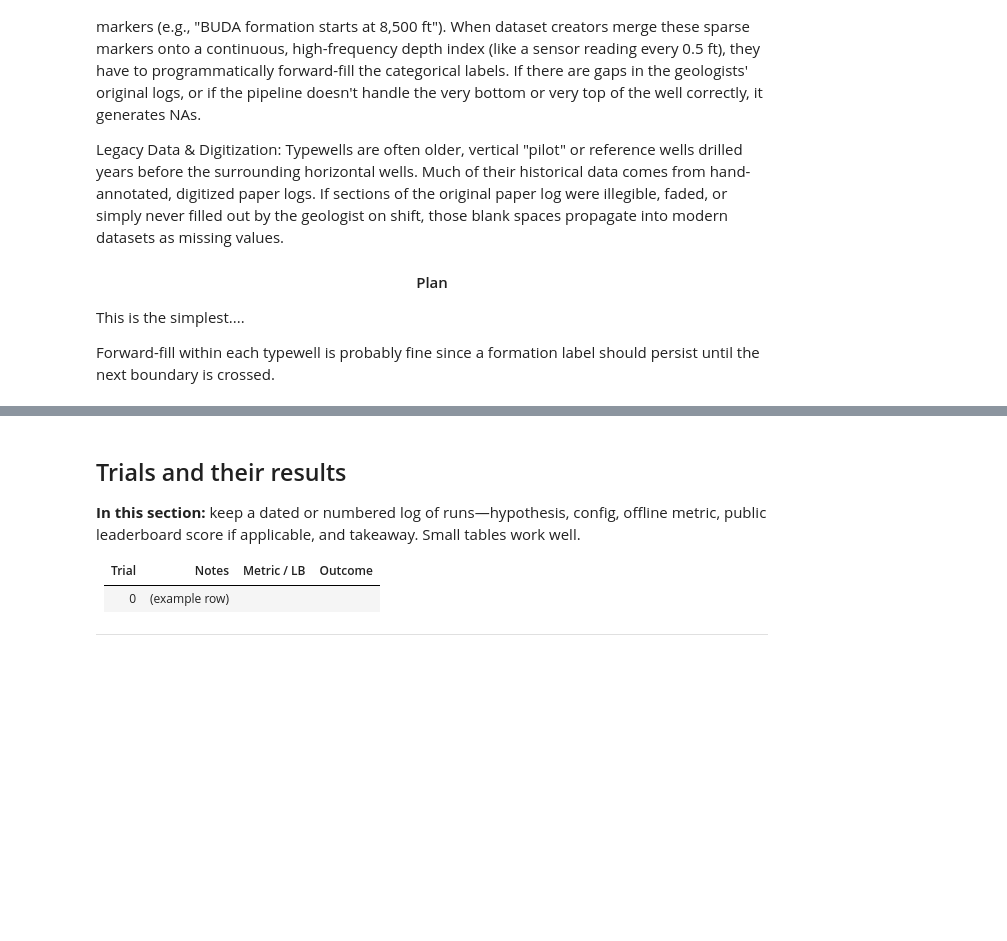
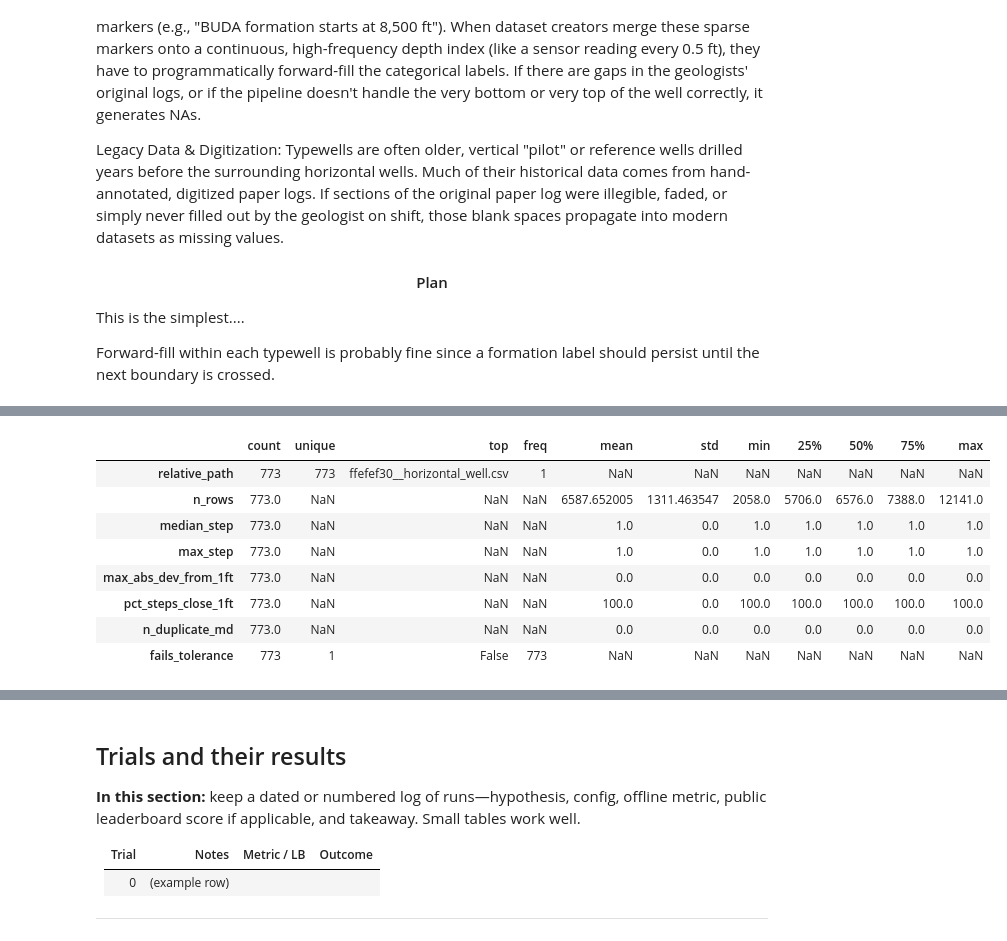
Before and after one commit to IsomorphicAlgo/Depth-Charge---Wellbore-Geology-Competition, a Jupyter notebook: wellbore_report.ipynb, the cells around one changed output, grey strips where cells are left out. Saved outputs shown, nothing was run; the diff lists cells and outputs as text; code cells hidden in the pictures; blank space fills up the shorter version.

```diff
--- a/wellbore_report.ipynb
+++ b/wellbore_report.ipynb
@@ -421,3 +456,23 @@ display(_example_imputed[["MD", "GR", "GR_was_null"]].head(12))
+# %%
+# Typewell: forward-fill selected columns along TVT (increasing true vertical depth).
+# Geology is often blank between interpreted picks; carrying the last label down-hole matches
+# how strip logs are read. Leading NA rows stay NA until the first non-null (ffill has no prior value).
+
+def forward_fill_along_depth(
+    df: pd.DataFrame,
+    *,
+    depth_col: str = "TVT",
+    columns: tuple[str, ...] = ("Geology",),
+) -> pd.DataFrame:
+    """Sort by depth, forward-fill only the listed columns that exist, restore original row order."""
+    if depth_col not in df.columns:
+        raise KeyError(f"missing depth column {depth_col!r}")
+    cols_present = [c for c in columns if c in df.columns]
+    if not cols_present:
+        return df.copy()
+    working_df = df.sort_values(depth_col).copy()
+    working_df[cols_present] = working_df[cols_present].ffill()
+    return working_df.sort_index()
 # %%
 # Batch: write GR-cleaned CSVs under data/train_tidy (mirrors paths relative to data/train).
 # PNGs are kept under the same train_tidy tree (same relative layout as data/train) so one root is enough.
@@ -466,0 +541,58 @@ print("Wrote tidied CSVs under:", DATA_TRAIN_TIDY.resolve())
+# %%
+# MD spacing vs 1 ft grid (horizontal wells)
+#
+# For each horizontal CSV: sort MD, look at consecutive differences. Expect ~1.0 ft per row; flag
+# duplicate MD or any step outside tolerance.
+
+MD_STEP_EXPECTED = 1.0
+MD_STEP_ATOL = 1e-4  # float noise; loosen to e.g. 1e-2 if survey rounding appears
+
+md_spacing_rows = []
+for path in horizontal_well_paths:
+    md = pd.read_csv(path, usecols=["MD"])["MD"].to_numpy(dtype=float)
+    md_sorted = np.sort(md)
+    deltas = np.diff(md_sorted)
+    if len(deltas) == 0:
+        md_spacing_rows.append(
+            {
+                "relative_path": str(path.relative_to(DATA_TRAIN)),
+                "n_rows": len(md_sorted),
+                "median_step": np.nan,
+                "max_step": np.nan,
+                "max_abs_dev_from_1ft": np.nan,
+                "pct_steps_close_1ft": np.nan,
+                "n_duplicate_md": np.nan,
+                "fails_tolerance": True,
+            }
+        )
+        continue
+    median_step = float(np.median(deltas))
+    max_step = float(np.max(deltas))
+    max_abs_dev = float(np.max(np.abs(deltas - MD_STEP_EXPECTED)))
+    pct_close = float(np.mean(np.isclose(deltas, MD_STEP_EXPECTED, atol=MD_STEP_ATOL, rtol=0)) * 100.0)
+    n_dup = int(np.sum(deltas == 0))
+    steps_ok = bool(np.allclose(deltas, MD_STEP_EXPECTED, atol=MD_STEP_ATOL, rtol=0))
+    fails = (not steps_ok) or (n_dup > 0)
+    md_spacing_rows.append(
+        {
+            "relative_path": str(path.relative_to(DATA_TRAIN)),
+            "n_rows": len(md_sorted),
+            "median_step": median_step,
+            "max_step": max_step,
+            "max_abs_dev_from_1ft": max_abs_dev,
+            "pct_steps_close_1ft": pct_close,
+            "n_duplicate_md": n_dup,
+            "fails_tolerance": fails,
+        }
+    )
+
+md_spacing_df = pd.DataFrame(md_spacing_rows)
+n_fail = int(md_spacing_df["fails_tolerance"].sum())
+print(f"Horizontal wells checked: {len(md_spacing_df)} | fail tolerance: {n_fail}")
+display(md_spacing_df.describe(include="all").T)
+
+if n_fail:
+    display(md_spacing_df.loc[md_spacing_df["fails_tolerance"]].sort_values("max_abs_dev_from_1ft", ascending=False))
+else:
+    print("No files failed (all MD steps within atol of 1.0 and no duplicate MD).")
+# %% [output]
@@ -466,0 +600,9 @@ print("Wrote tidied CSVs under:", DATA_TRAIN_TIDY.resolve())
+|  | count | unique | top | freq | mean | std | min | 25% | 50% | 75% | max |
+| relative_path | 773 | 773 | ffefef30__horizontal_well.csv | 1 | NaN | NaN | NaN | NaN | NaN | NaN | NaN |
+| n_rows | 773.0 | NaN | NaN | NaN | 6587.652005 | 1311.463547 | 2058.0 | 5706.0 | 6576.0 | 7388.0 | 12141.0 |
+| median_step | 773.0 | NaN | NaN | NaN | 1.0 | 0.0 | 1.0 | 1.0 | 1.0 | 1.0 | 1.0 |
+| max_step | 773.0 | NaN | NaN | NaN | 1.0 | 0.0 | 1.0 | 1.0 | 1.0 | 1.0 | 1.0 |
+| max_abs_dev_from_1ft | 773.0 | NaN | NaN | NaN | 0.0 | 0.0 | 0.0 | 0.0 | 0.0 | 0.0 | 0.0 |
+| pct_steps_close_1ft | 773.0 | NaN | NaN | NaN | 100.0 | 0.0 | 100.0 | 100.0 | 100.0 | 100.0 | 100.0 |
+| n_duplicate_md | 773.0 | NaN | NaN | NaN | 0.0 | 0.0 | 0.0 | 0.0 | 0.0 | 0.0 | 0.0 |
+| fails_tolerance | 773 | 1 | False | 773 | NaN | NaN | NaN | NaN | NaN | NaN | NaN |
```
Also changed, not shown: parts of 14 cells of this notebook, 1 other file.
